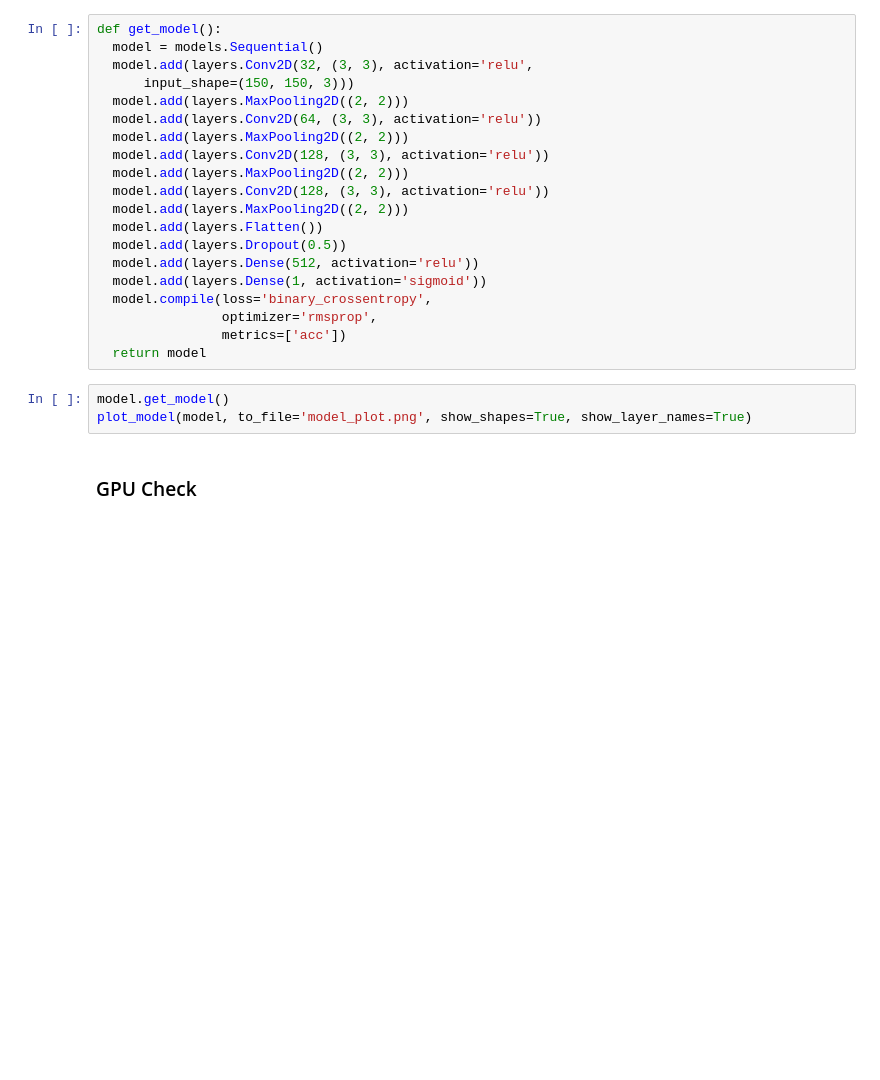
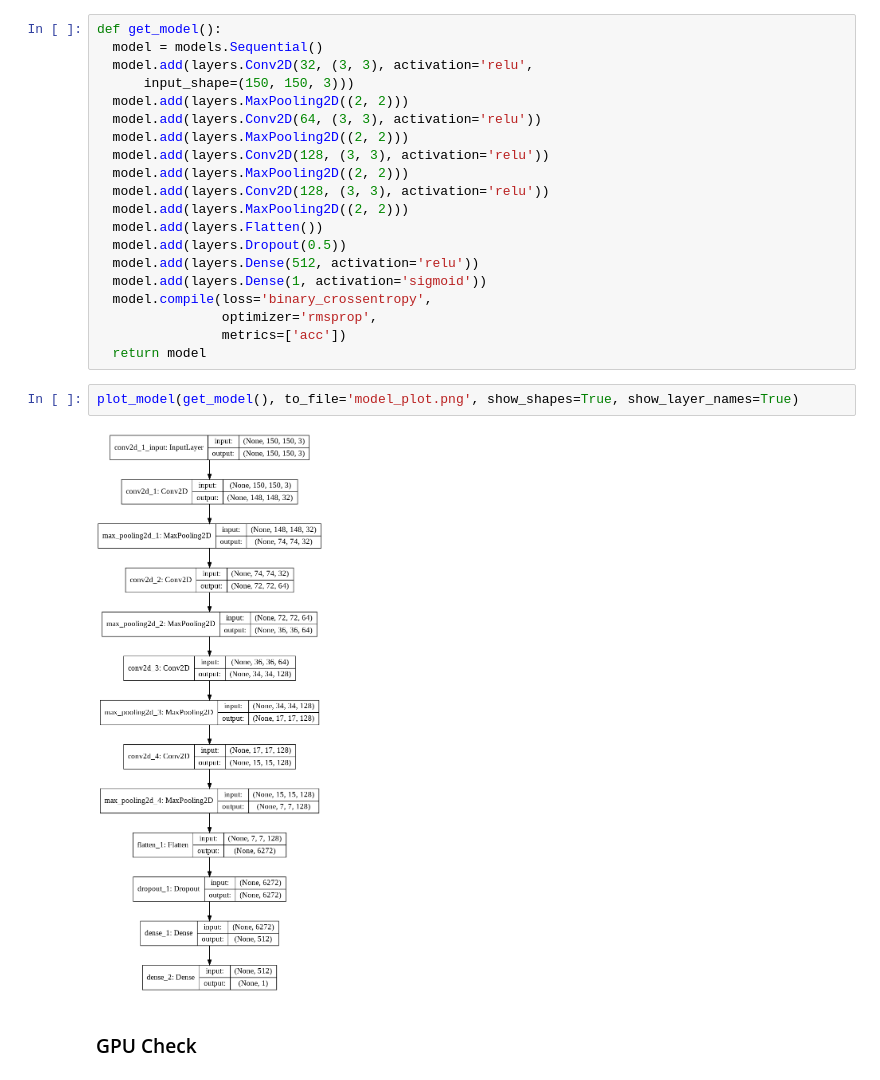
Before and after one commit to Jesse989/pneumonia, a Jupyter notebook: initial.ipynb, the cells around one changed output. Cells and saved outputs as stored; diff of their text form; blank space fills up the shorter version.

```diff
--- a/initial.ipynb
+++ b/initial.ipynb
@@ -133,8 +133,9 @@ def get_model():
                 metrics=['acc'])
   return model
 # %%
-model.get_model()
-plot_model(model, to_file='model_plot.png', show_shapes=True, show_layer_names=True)
+plot_model(get_model(), to_file='model_plot.png', show_shapes=True, show_layer_names=True)
+# %% [output]
+[figure, added]
 # %% [markdown]
 ### GPU Check
 # %%
```
Also changed, not shown: parts of 34 cells of this notebook.
